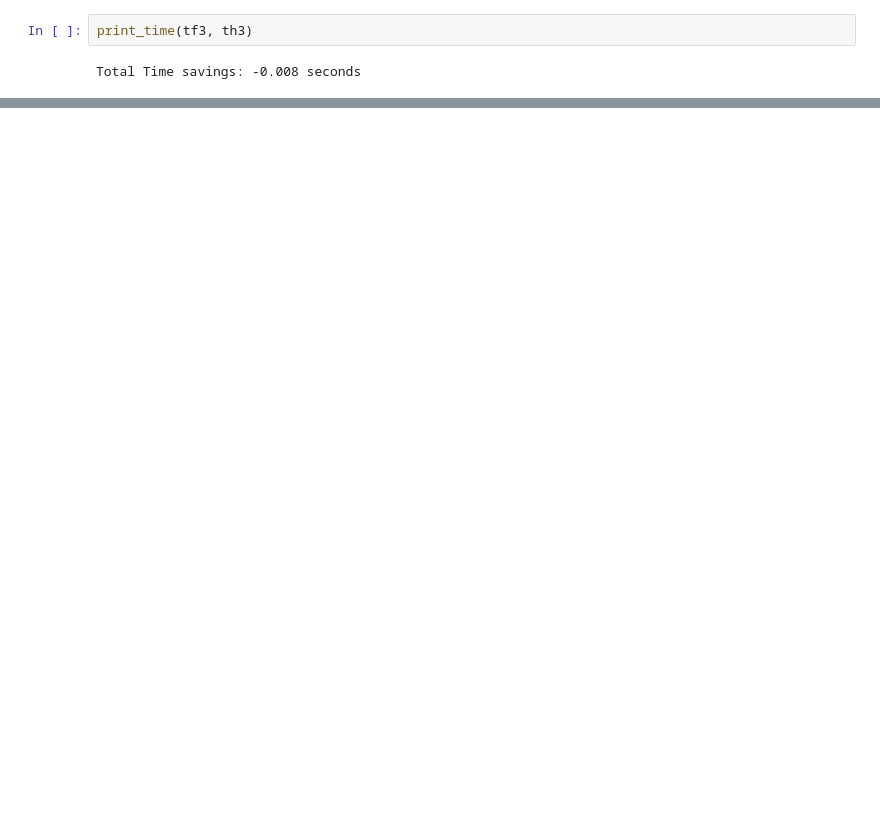
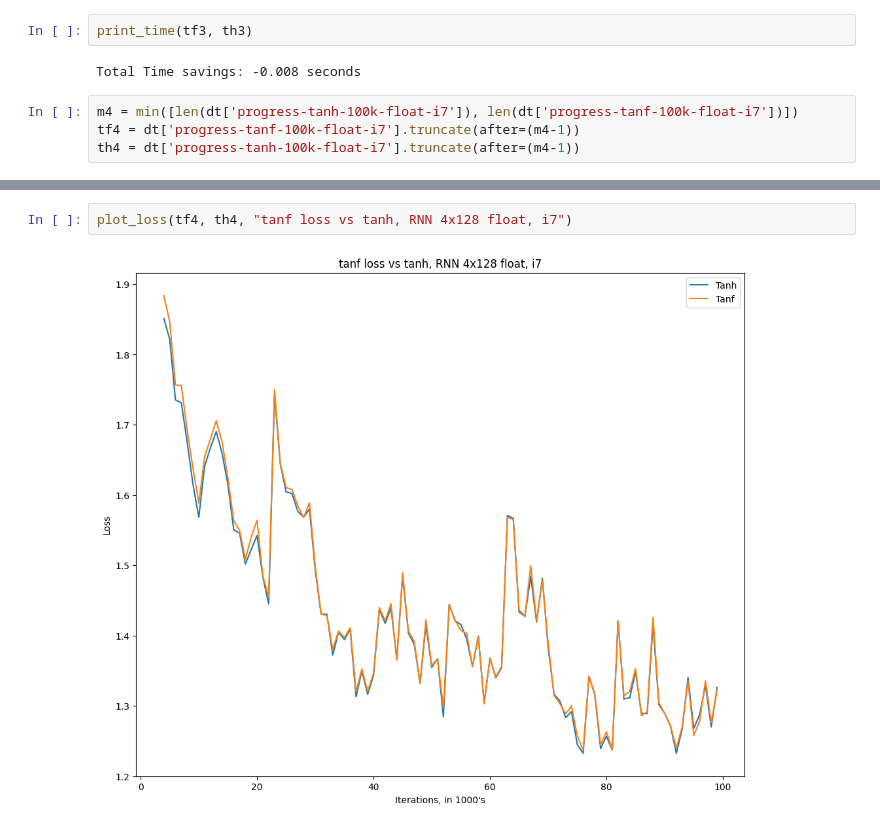
Before and after one commit to phatware/lstm-optimizations, a Jupyter notebook: rnn-lstm-test-visualization.ipynb, the cells around one changed output, grey strips where cells are left out. Drawn from its saved outputs; the diff is of its cells as text; blank space fills up the shorter version.

```diff
--- a/rnn-lstm-test-visualization.ipynb
+++ b/rnn-lstm-test-visualization.ipynb
@@ -90,3 +103,7 @@ plot_loss(tf3, th3, "tanf loss vs tanh, RNN 4x128 float, M1Pro")
 print_time(tf3, th3)
 # %% [output]
 Total Time savings: -0.008 seconds
+# %%
+m4 = min([len(dt['progress-tanh-100k-float-i7']), len(dt['progress-tanf-100k-float-i7'])])
+tf4 = dt['progress-tanf-100k-float-i7'].truncate(after=(m4-1))
+th4 = dt['progress-tanh-100k-float-i7'].truncate(after=(m4-1))
@@ -92,0 +114,4 @@ Total Time savings: -0.008 seconds
+# %%
+plot_loss(tf4, th4, "tanf loss vs tanh, RNN 4x128 float, i7")
+# %% [output]
+[figure, added]
```
Also changed, not shown: parts of 8 cells of this notebook, 2 other files.
